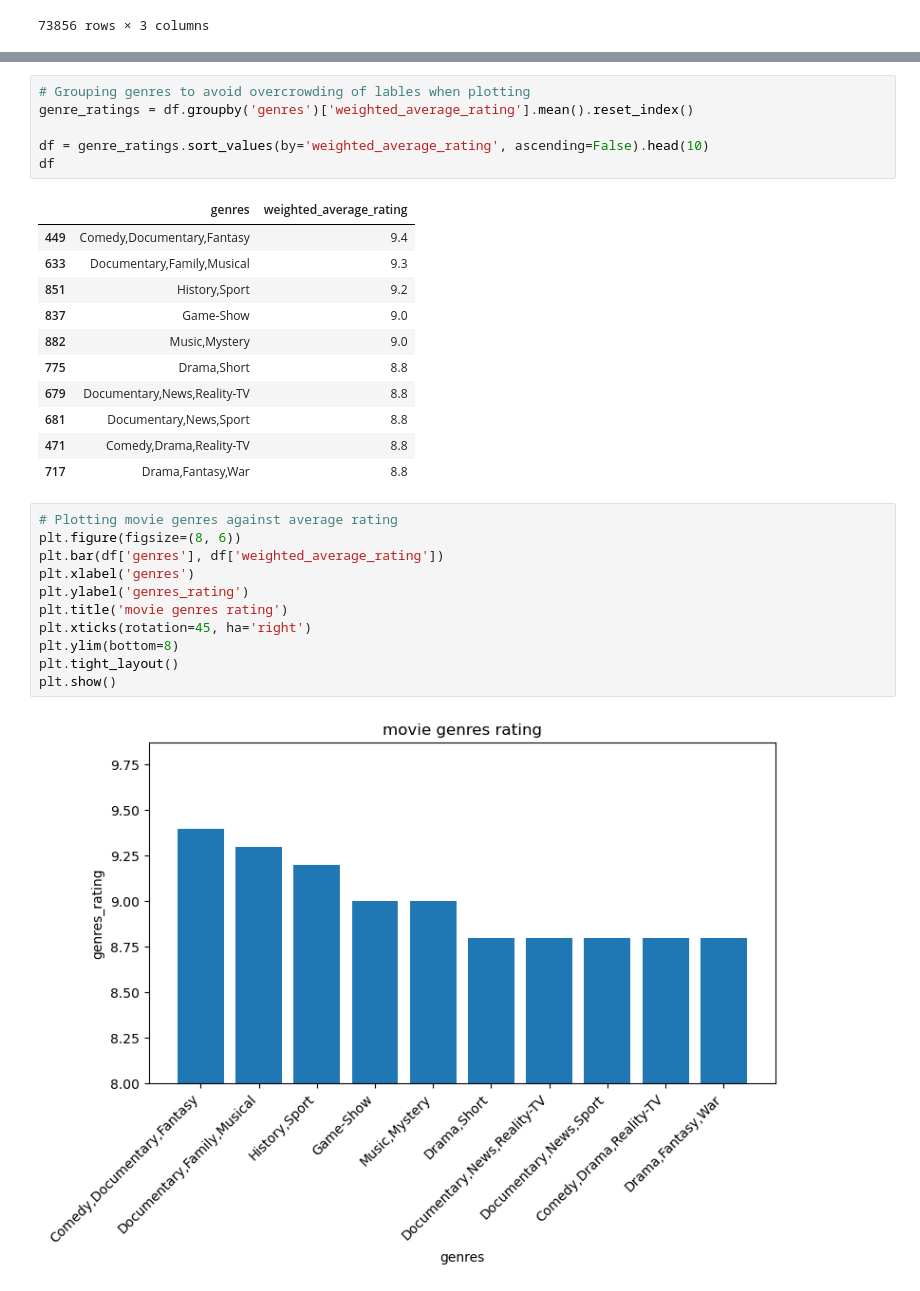
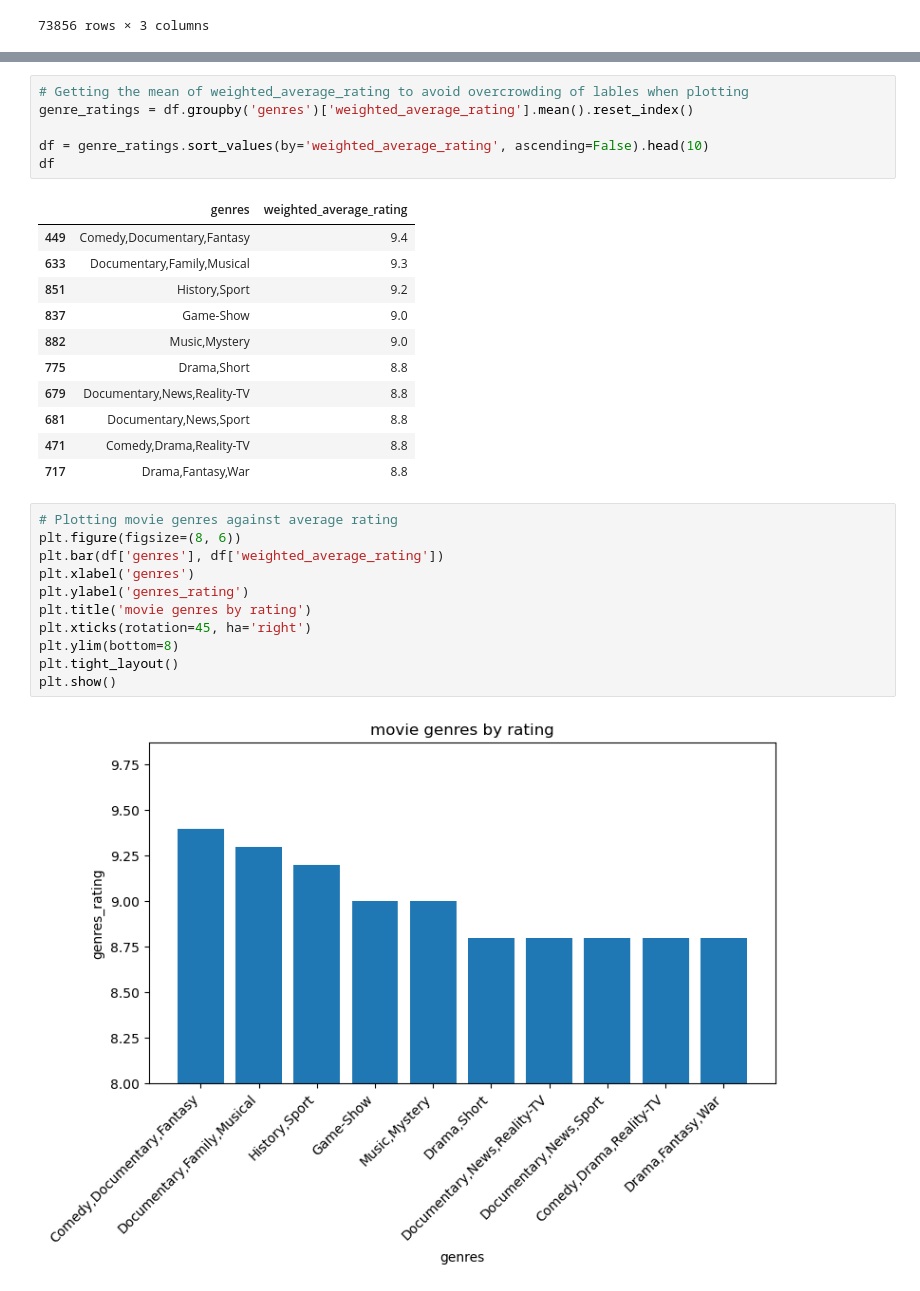
Before and after one commit to sarah10001/Project-1, a Jupyter notebook: Project-1.ipynb, the cells around one changed output, grey strips where cells are left out. Drawn from its saved outputs; the diff is of its cells as text.

```diff
--- a/Project-1.ipynb
+++ b/Project-1.ipynb
@@ -384,7 +393,7 @@ df
 | 923 | Comedy,Musical,Sport | 1.4 |
 924 rows × 2 columns
 # %%
-# Grouping genres to avoid overcrowding of lables when plotting
+# Getting the mean of weighted_average_rating to avoid overcrowding of lables when plotting
 genre_ratings = df.groupby('genres')['weighted_average_rating'].mean().reset_index()
 
 df = genre_ratings.sort_values(by='weighted_average_rating', ascending=False).head(10)
@@ -404,13 +413,13 @@ df
 # %%
 # Plotting movie genres against average rating
 plt.figure(figsize=(8, 6))
 plt.bar(df['genres'], df['weighted_average_rating'])
 plt.xlabel('genres')
 plt.ylabel('genres_rating')
-plt.title('movie genres rating')
+plt.title('movie genres by rating')
 plt.xticks(rotation=45, ha='right')
 plt.ylim(bottom=8)
 plt.tight_layout()
 plt.show()
 # %% [output]
-[figure, old version]
+[figure, new version]
```
Also changed, not shown: parts of 18 cells of this notebook.
